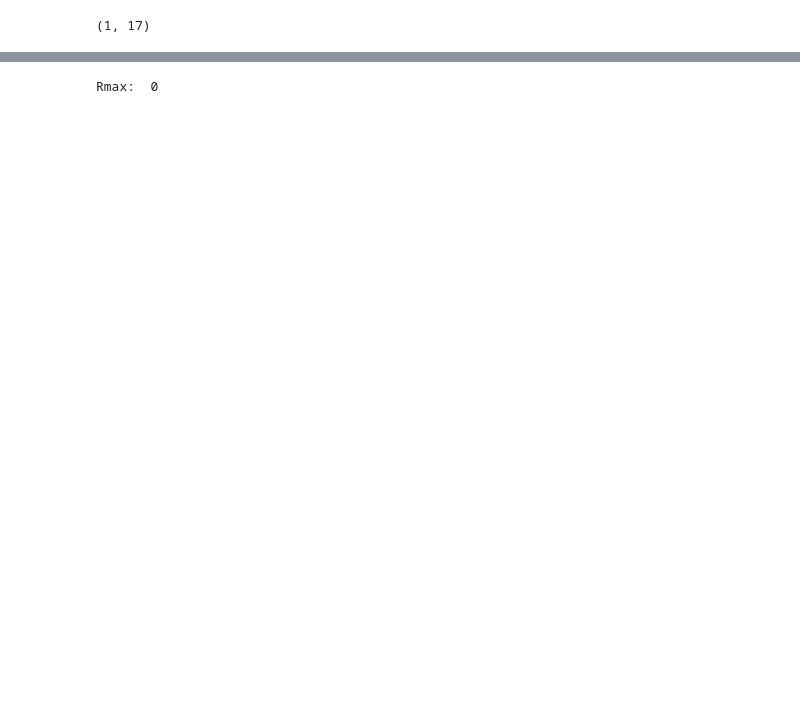
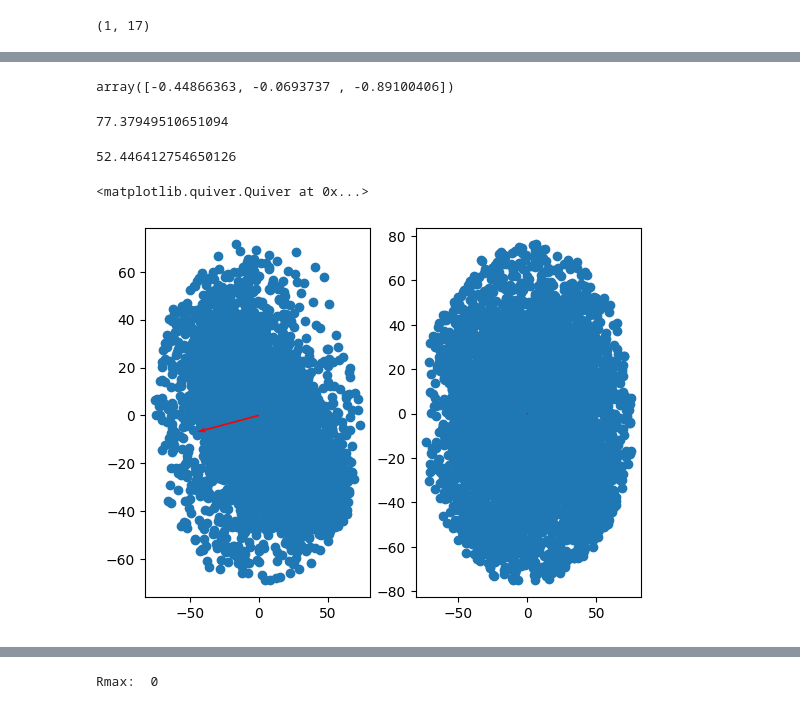
Before and after one commit to Martindelosrios/MaDaMe, a Jupyter notebook: codes/SKIRT.ipynb, the cells around one changed output, grey strips where cells are left out. Saved outputs shown, nothing was run; the diff lists cells and outputs as text; code cells hidden in the pictures; blank space fills up the shorter version.

```diff
--- a/codes/SKIRT.ipynb
+++ b/codes/SKIRT.ipynb
@@ -66,20 +94,20 @@ except:
 # %%
-particles = np.loadtxt('../data/particles/subhalo_' + str(subID) + '_starsCoord.txt') / h # [kPc]
+particles = np.loadtxt('../data/particles/halo_18_subhalo_' + str(subID) + '_starsCoord.txt') / h # [kPc]
 npart = len(particles)
 
-aux = np.loadtxt('../data/particles/subhalo_' + str(subID) + '_starsHsml.txt') / h # Hsml [kPc]
+aux = np.loadtxt('../data/particles/halo_18_subhalo_' + str(subID) + '_starsHsml.txt') / h # Hsml [kPc]
 particles = np.hstack((particles, aux.reshape(npart, 1)))
 
-aux = np.loadtxt('../data/particles/subhalo_' + str(subID) + '_starsVels.txt') # Vels [km sqrt(a)/s]
+aux = np.loadtxt('../data/particles/halo_18_subhalo_' + str(subID) + '_starsVels.txt') # Vels [km sqrt(a)/s]
 particles = np.hstack((particles, aux))
 
-aux = np.loadtxt('../data/particles/subhalo_' + str(subID) + '_starsInitMass.txt') * (1e10) / h # [Msun]
+aux = np.loadtxt('../data/particles/halo_18_subhalo_' + str(subID) + '_starsInitMass.txt') * (1e10) / h # [Msun]
 particles = np.hstack((particles, aux.reshape(npart, 1)))
 
-aux = np.loadtxt('../data/particles/subhalo_' + str(subID) + '_starsMetal.txt')
+aux = np.loadtxt('../data/particles/halo_18_subhalo_' + str(subID) + '_starsMetal.txt')
 particles = np.hstack((particles, aux.reshape(npart, 1)))
 
-stars_SFT = np.loadtxt('../data/particles/subhalo_' + str(subID) + '_starsSFT.txt')
+stars_SFT = np.loadtxt('../data/particles/halo_18_subhalo_' + str(subID) + '_starsSFT.txt')
 
 stars_t0 = 13.8 * (1. - stars_SFT**1.5) + 1e-6
 
@@ -86,0 +124,8 @@ particles = np.hstack((particles, stars_t0.reshape(npart, 1)))
+# %%
+rot_mat_AM, L_AM = compute_rot_mat_angMom(np.zeros(3), particles[:,0:3], particles[:,4:7], particles[:,8], Rmax = 200)
+L_norm = (L_AM / np.linalg.norm(L_AM))
+L_norm_rot = (L_AM / np.linalg.norm(L_AM)) @ rot_mat_AM
+# %%
+L_norm
+# %% [output]
+array([-0.44866363, -0.0693737 , -0.89100406])
@@ -86,0 +134,22 @@ particles = np.hstack((particles, stars_t0.reshape(npart, 1)))
+# %%
+np.max(dist)
+# %% [output]
+77.37949510651094
+# %%
+data['MainProps'][()][0,4]*3
+# %% [output]
+52.446412754650126
+# %%
+stars_c_rot_AM = particles[:,0:3] @ rot_mat_AM
+
+fig,ax = plt.subplots(1,2)
+
+ax[0].scatter(particles[:,0], particles[:,2])
+ax[0].quiver(0, 0, 1e2*L_norm[0], 1e2*L_norm[1], angles='xy', scale_units='xy', scale=1, color='red')
+
+ax[1].scatter(stars_c_rot_AM[:,0], stars_c_rot_AM[:,1])
+
+ax[1].quiver(0, 0, 1e2*L_norm_rot[0], 1e2*L_norm_rot[1], angles='xy', scale_units='xy', scale=1, color='red')
+# %% [output]
+<matplotlib.quiver.Quiver at 0x...>
+[figure, added]
```
Also changed, not shown: parts of 16 cells of this notebook, 1 other file.
